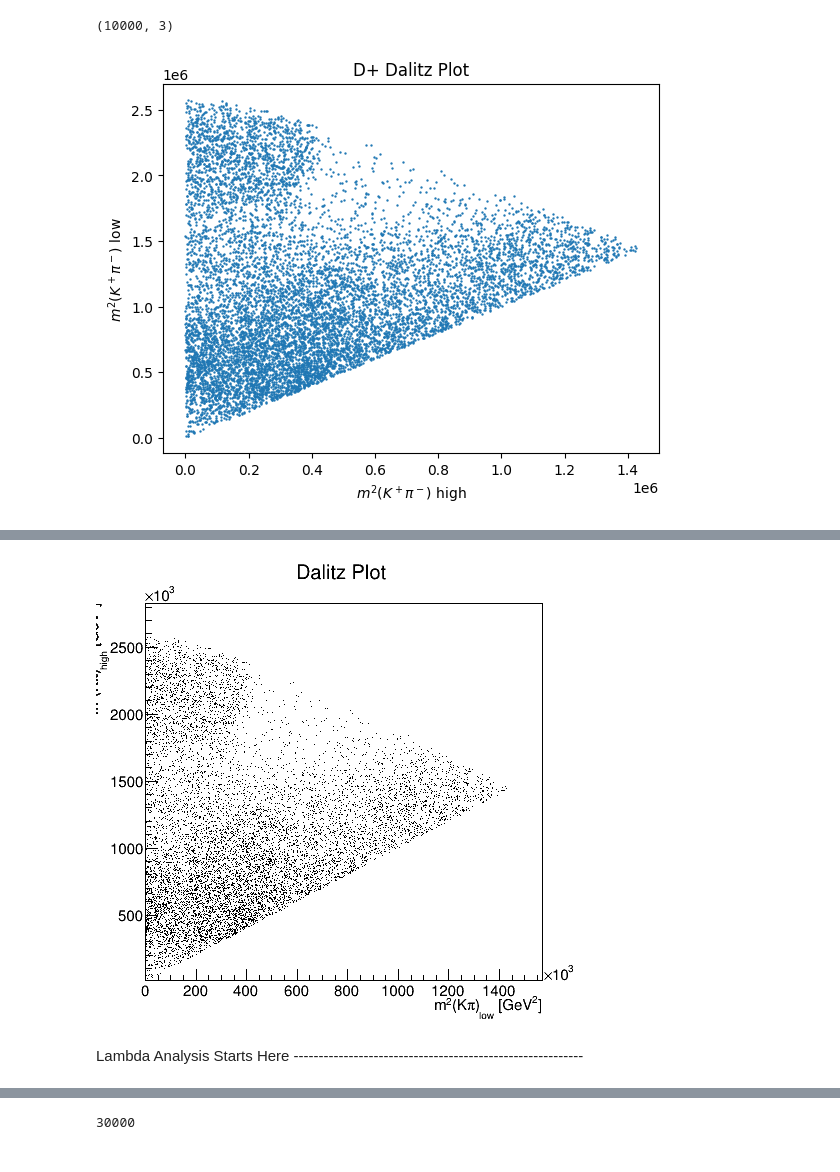
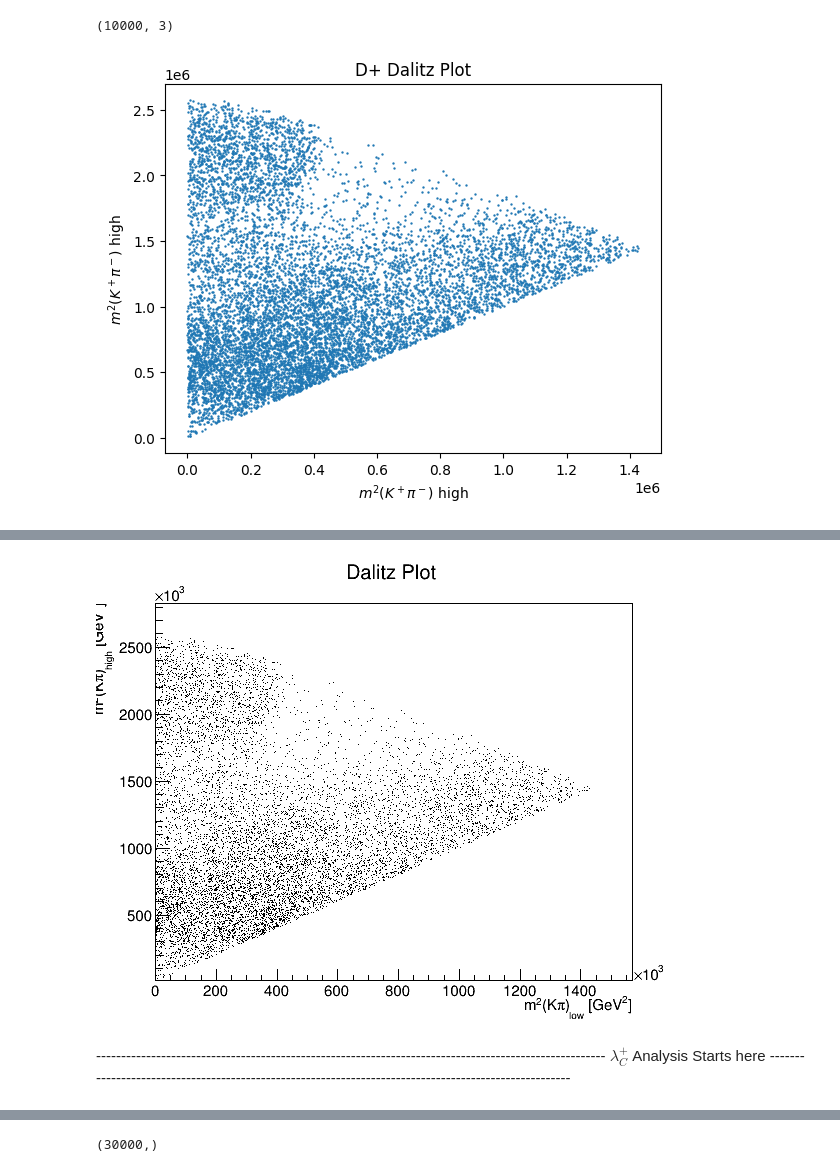
Before and after one commit to GitGup/ATLAS_DNN, a Jupyter notebook: MCAnalysis.ipynb, the cells around one changed output, grey strips where cells are left out. Cells and saved outputs as stored; diff of their text form; code cells hidden in the pictures.

Commit message:
created createTLorentzVector function, and draw plots functions

```diff
--- a/MCAnalysis.ipynb
+++ b/MCAnalysis.ipynb
@@ -43,11 +47,12 @@ TTree.name
 # %% [output]
 'CharmAnalysis'
 # %%
-df = show(0, TTree, ["DMesons_pt", "DMesons_m", "DMesons_eta", "DMesons_phi"], 1000)
+df = show(0, TTree, ["DMesons_pt", "DMesons_phi", "DMesons_eta", "DMesons_m"], 1000)
 
 #drop empty rows
 empty_indices = [i for i, x in enumerate(df['DMesons_pt']) if len(x) == 0]
 df = df.drop(empty_indices)
 df = df.reset_index(drop=True)
+
 df
 # %% [output]
@@ -140,10 +151,6 @@ for index, row in df2.iterrows():
 # %%
-inv_mass_squared = lambda p1, p2: (p1 + p2).M2()
-
-bins = np.linspace(0, 1.5, 100)
-hist, x_edges, y_edges = np.histogram2d([], [], bins=[bins, bins])
-
-reshaped_list = [TLorentzVectorList[i:i+3] for i in range(0, len(TLorentzVectorList), 3)]
+Dplus_TLorentzVectorList = createTLorentzVectors(df2)
+reshaped_list = [Dplus_TLorentzVectorList[i:i+3] for i in range(0, len(Dplus_TLorentzVectorList), 3)]
 np.shape(reshaped_list)
 # %% [output]
 (10000, 3)
@@ -170,27 +177,31 @@ def scatter_plot(x, y, title):
     plt.show()
 # %%
-scatter_plot(kpi_low, kpi_high, "D+ Dalitz Plot")
-# plt.scatter(kpi_low, kpi_high, s = .5)
-# plt.title("D+ Dalitz Plot")
-# plt.xlabel(r'$m^2(K^+\pi^-)$ high')
-# plt.ylabel(r'$m^2(K^+\pi^-$) low')
-# plt.show()
+scatter_plot(kpi_low, kpi_high, "D+ Dalitz Plot", r'$m^2(K^+\pi^-)$ high', r'$m^2(K^+\pi^-)$ high', .5)
 # %% [output]
-[figure, old version]
+[figure, new version]
 # %%
-canvas = ROOT.TCanvas("canvas", "Dalitz Plot", 500, 500)
+def createTGraph(x, y, title="", xtitle="", ytitle=""):
+    """Create a ROOT TGraph from given x and y arrays."""
+    # Create a TGraph object
+    graph = ROOT.TGraph(len(x), x, y)
 
-# create a TGraph object with the data
-graph = ROOT.TGraph(len(kpi_low), np.array(kpi_low), np.array(kpi_high))
-graph.SetTitle("Dalitz Plot; m^{2}(K#pi)_{low} [GeV^{2}]; m^{2}(K#pi)_{high} [GeV^{2}]")
-graph.SetMarkerStyle(1)
-graph.SetMarkerSize(0.5)
+    # Set the graph title and axis labels
+    graph.SetTitle(title)
+    graph.GetXaxis().SetTitle(xtitle)
+    graph.GetYaxis().SetTitle(ytitle)
 
-# draw the graph on the canvas
+    # Set the marker style and size
+    graph.SetMarkerStyle(1)
+    graph.SetMarkerSize(0.5)
+
+    # Return the TGraph object
+    return graph
+
+# Create a TGraph from the x and y arrays
+graph = createTGraph(np.array(kpi_low), np.array(kpi_high), title="Dalitz Plot", xtitle="m^{2}(K#pi)_{low} [GeV^{2}]", ytitle="m^{2}(K#pi)_{high} [GeV^{2}]")
+
+# Draw the TGraph
+c = ROOT.TCanvas("c", "c", 600, 500)
 graph.Draw("AP")
-
-# save the plot as a PNG image
-# canvas.SaveAs("DalitzPlot.png")
-
-canvas.Draw()
+c.Draw()
 # %% [output]
@@ -197,6 +209,6 @@ canvas.Draw()
-[figure, old version]
+[figure, new version]
 # %% [markdown]
-Lambda Analysis Starts Here ----------------------------------------------------------
+------------------------------------------------------------------------------------------------------ $\lambda_C^+$ Analysis Starts here ------------------------------------------------------------------------------------------------------
 # %%
 TTree3 = process_ntuple(files[1])
 
@@ -246,9 +234,10 @@ for index, row in lambda_tdf.iterrows():
 # %%
-reshaped_list2 = [TLorentzVectorList2[i:i+3] for i in range(0, len(TLorentzVectorList2), 3)]
-np.shape(reshaped_list2)
-len(TLorentzVectorList2)
+lambda_TLorentzVectors = createTLorentzVectors(lambda_tdf)
+
+reshaped_list2 = [lambda_TLorentzVectors[i:i+3] for i in range(0, len(lambda_TLorentzVectors), 3)]
+np.shape(lambda_TLorentzVectors)
 # %% [output]
-30000
+(30000,)
 # %%
 pk_list = []
 kpi_list = []
```
Also changed, not shown: parts of 11 cells of this notebook.
